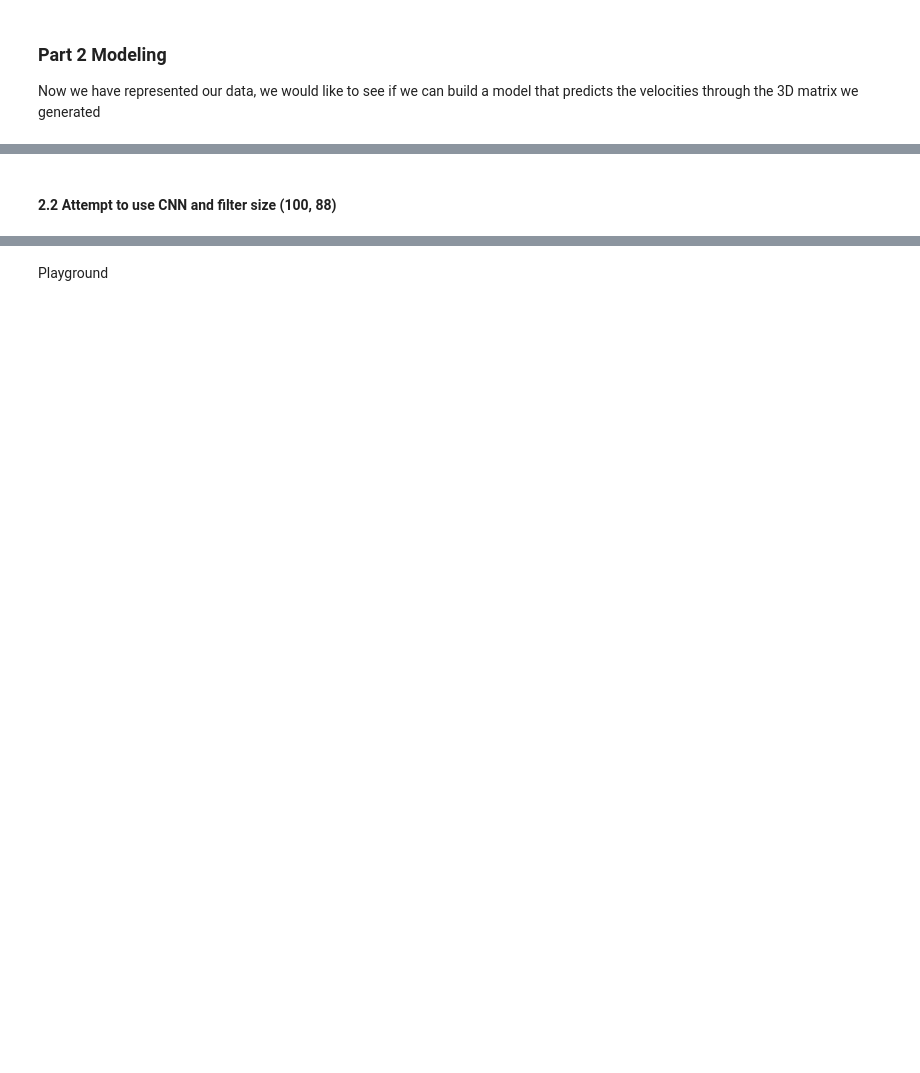
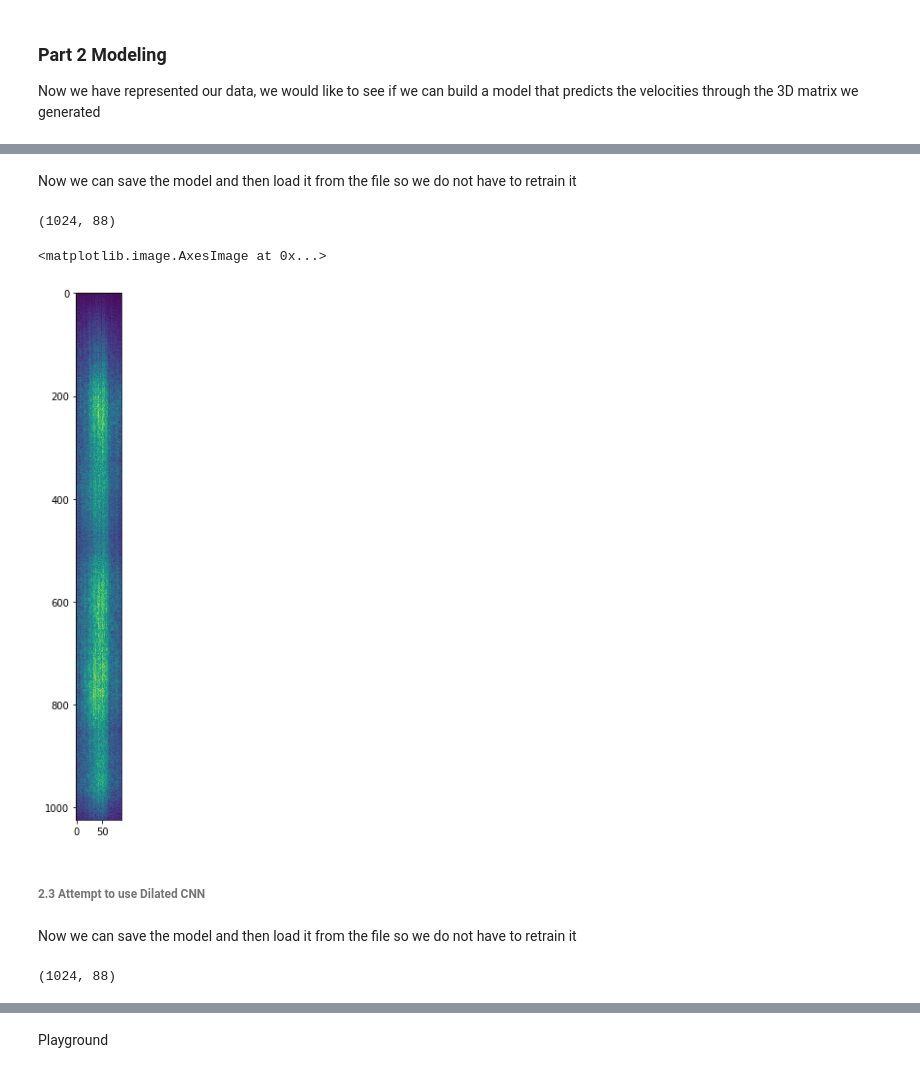
Before and after one commit to LithiumH/CS230-Music-Style-Transfer, a Jupyter notebook: Dialated CNN.ipynb, the cells around one changed output, grey strips where cells are left out. Drawn from its saved outputs; the diff is of its cells as text; code cells hidden in the pictures; blank space fills up the shorter version.

```diff
--- a/Dialated CNN.ipynb
+++ b/Dialated CNN.ipynb
@@ -76,0 +160,2 @@ Now we have represented our data, we would like to see if we can build a model t
+# %%
+m1 = keras.models.load_model('m1_conv.h5')
@@ -97,0 +230,2 @@ m.fit(X[0], Y, epochs = 10)
+# %% [markdown]
+Now we can save the model and then load it from the file so we do not have to retrain it
@@ -98,2 +234,16 @@ m.fit(X[0], Y, epochs = 10)
+# %%
+m2 = keras.models.load_model('m2_conv.h5')
+# %%
+Y_0_hat = m2.predict(np.expand_dims(X_test[0], axis=0))
+Y_0_hat = Y_0_hat.reshape(1024, 88)
+print Y_0_hat.shape
+# %% [output]
+(1024, 88)
+# %%
+plt.figure(figsize = (200,10))
+plt.imshow(Y_0_hat)
+# %% [output]
+<matplotlib.image.AxesImage at 0x...>
+[figure, added]
 # %% [markdown]
-#### 2.2 Attempt to use CNN and filter size (100, 88)
+###### 2.3 Attempt to use Dilated CNN
@@ -99,0 +293,2 @@ m.fit(X[0], Y, epochs = 10)
+# %% [markdown]
+Now we can save the model and then load it from the file so we do not have to retrain it
@@ -99,0 +299,6 @@ m.fit(X[0], Y, epochs = 10)
+# %%
+Y_0_hat = m3.predict(np.expand_dims(X_test[0], axis=0))
+Y_0_hat = Y_0_hat.reshape(1024, 88)
+print Y_0_hat.shape
+# %% [output]
+(1024, 88)
```
Also changed, not shown: parts of 35 cells of this notebook, 1 other file.
